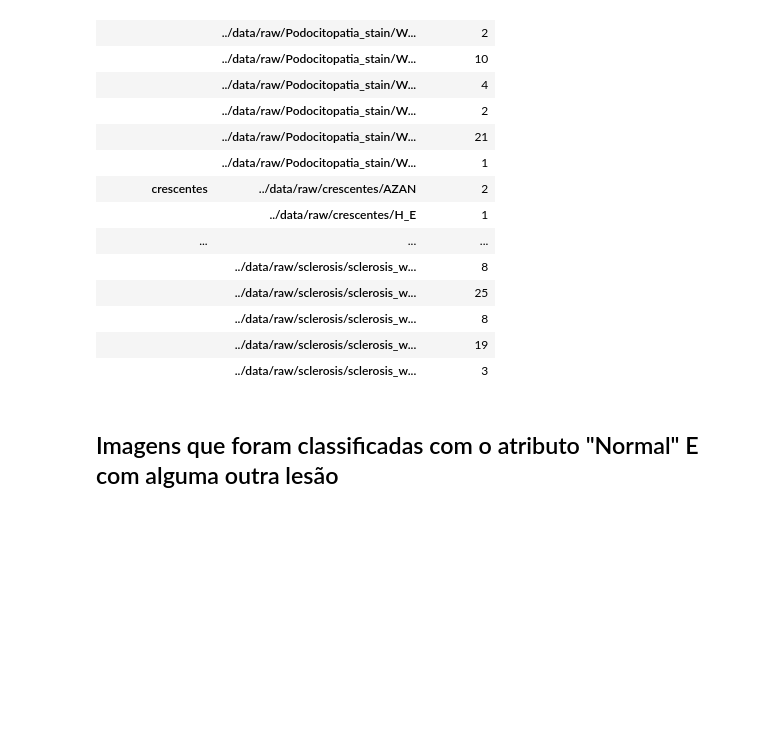
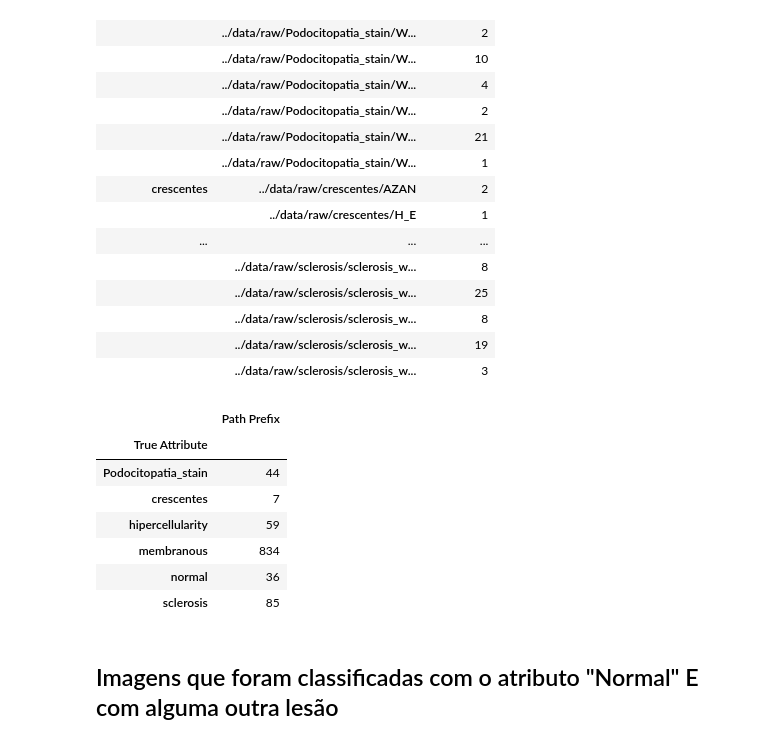
Before and after one commit to Terumo-App/terumo-model-binary-glomerulus-hypercellularity, a Jupyter notebook: notebooks/05_indexing_dataset.ipynb, the cells around one changed output. Cells and saved outputs as stored; diff of their text form; code cells hidden in the pictures; blank space fills up the shorter version.

```diff
--- a/notebooks/05_indexing_dataset.ipynb
+++ b/notebooks/05_indexing_dataset.ipynb
@@ -208,6 +208,17 @@ df_summary[df['without_att']==1].groupby(['True Attribute','Path Prefix']).agg({
 |  | ../data/raw/sclerosis/sclerosis_w... | 8 |
 |  | ../data/raw/sclerosis/sclerosis_w... | 19 |
 |  | ../data/raw/sclerosis/sclerosis_w... | 3 |
+# %%
+df_summary[df['without_att']==1].groupby(['True Attribute']).agg({'Path Prefix':'count'})
+# %% [output]
+|  | Path Prefix |
+| True Attribute |  |
+| Podocitopatia_stain | 44 |
+| crescentes | 7 |
+| hipercellularity | 59 |
+| membranous | 834 |
+| normal | 36 |
+| sclerosis | 85 |
 # %% [markdown]
 ## Imagens que foram classificadas com o atributo "Normal" E com alguma outra lesão
 # %%
```
